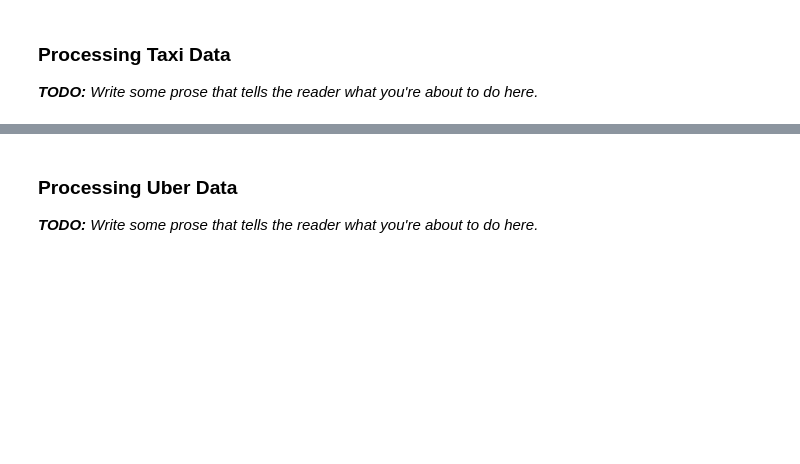
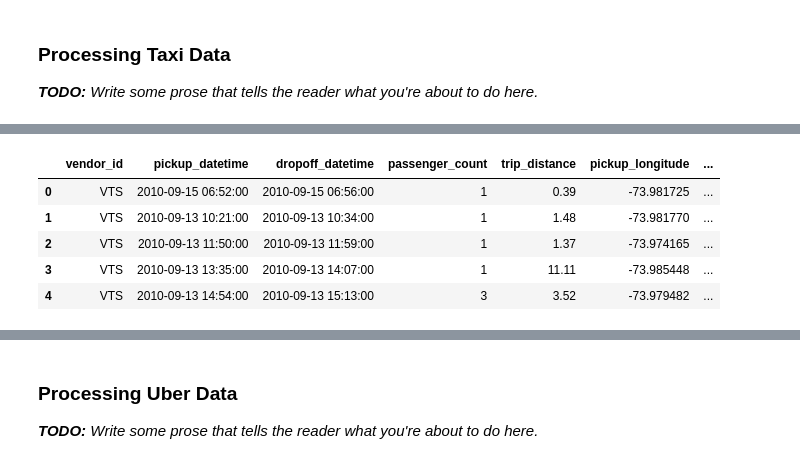
Before and after one commit to Yuchen-Duan/hired-rides-nyc-analysis, a Jupyter notebook: hired-rides-nyc-analysis.ipynb, the cells around one changed output, grey strips where cells are left out. Cells and saved outputs as stored; diff of their text form; code cells hidden in the pictures; blank space fills up the shorter version.

Commit message:
Implement download parquet file
Test geopanadas

```diff
--- a/hired-rides-nyc-analysis.ipynb
+++ b/hired-rides-nyc-analysis.ipynb
@@ -206,0 +209,31 @@ find_taxi_parquet_urls()
+# %%
+test = pd.read_parquet("yellow_tripdata_2014-12.parquet")
+columns_needed1 = [
+    "Trip_Pickup_DateTime",
+    "Trip_Dropoff_DateTime",
+    "Start_Lon",
+    "Start_Lat",
+    "End_Lon",
+    "End_Lat",
+    "Tip_Amt",
+]
+
+columns_needed2 = [
+    "tpep_pickup_datetime",
+    "tpep_dropoff_datetime",
+    "PULocationID",
+    "DOLocationID",
+    "tip_amount",
+]
+
+columns_needed3 = [
+    "pickup_datetime",
+    "dropoff_datetime",
+    "pickup_longitude",
+    "pickup_latitude",
+    "dropoff_longitude",
+    "dropoff_latitude",
+    "tip_amount",
+]
+
+test.columns
@@ -206,0 +248,9 @@ find_taxi_parquet_urls()
+# %%
+test.head()
+# %% [output]
+|  | vendor_id | pickup_datetime | dropoff_datetime | passenger_count | trip_distance | pickup_longitude | ... |
+| 0 | VTS | 2010-09-15 06:52:00 | 2010-09-15 06:56:00 | 1 | 0.39 | -73.981725 | ... |
+| 1 | VTS | 2010-09-13 10:21:00 | 2010-09-13 10:34:00 | 1 | 1.48 | -73.981770 | ... |
+| 2 | VTS | 2010-09-13 11:50:00 | 2010-09-13 11:59:00 | 1 | 1.37 | -73.974165 | ... |
+| 3 | VTS | 2010-09-13 13:35:00 | 2010-09-13 14:07:00 | 1 | 11.11 | -73.985448 | ... |
+| 4 | VTS | 2010-09-13 14:54:00 | 2010-09-13 15:13:00 | 3 | 3.52 | -73.979482 | ... |
```
Also changed, not shown: parts of 16 cells of this notebook, 1 other file.
